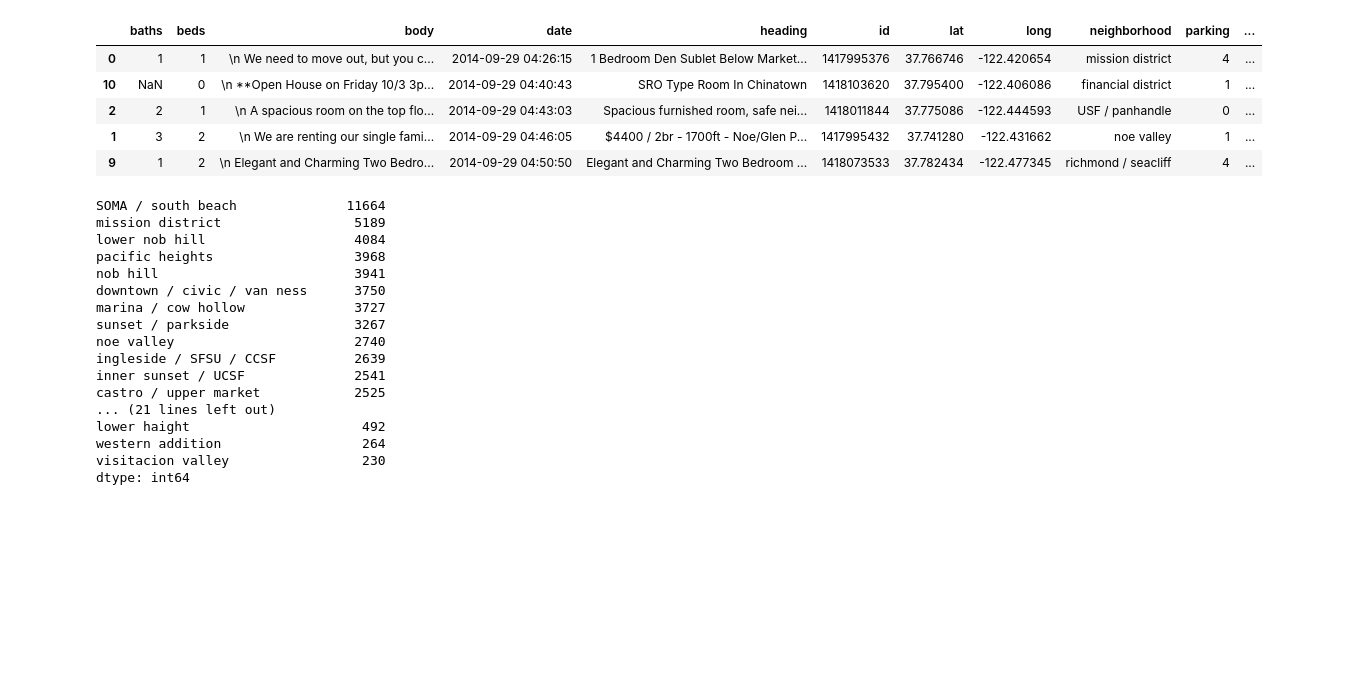
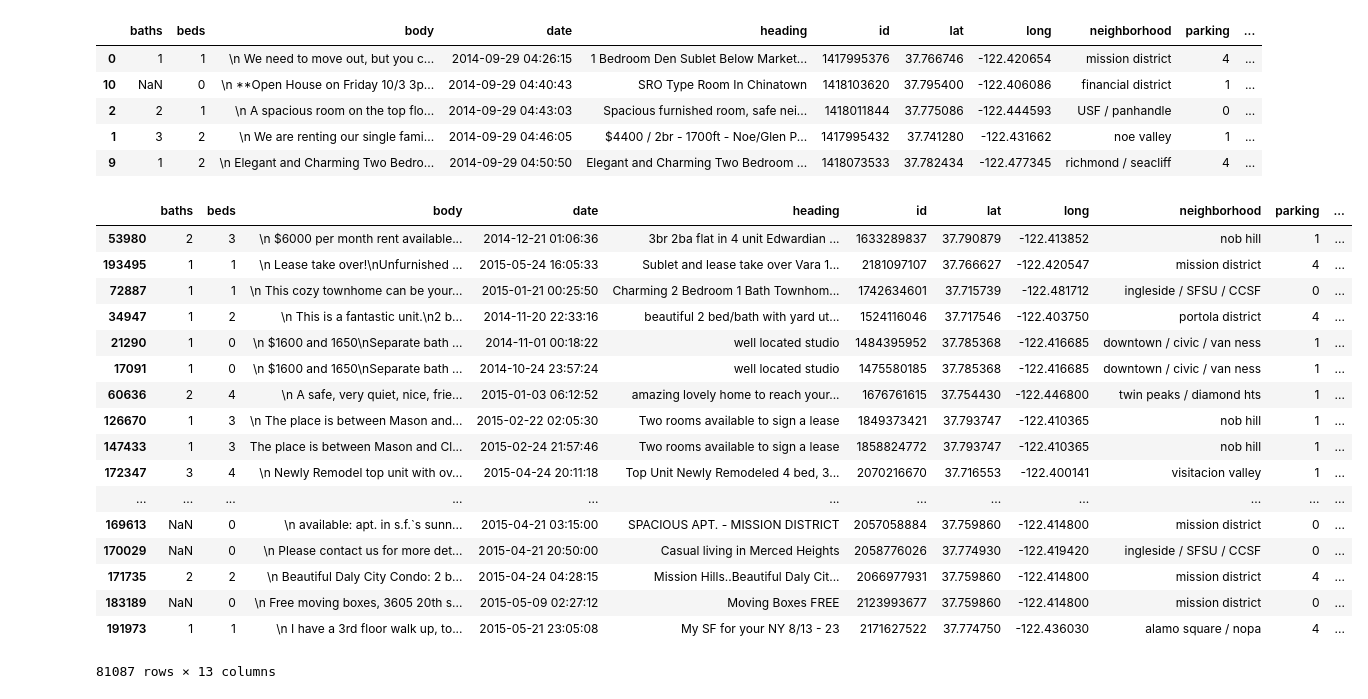
Before and after one commit to jonoleson/PriceMyRental, a Jupyter notebook: rental_data_eda.ipynb, the cells around one changed output. Saved outputs shown, nothing was run; the diff lists cells and outputs as text; code cells hidden in the pictures; blank space fills up the shorter version.

```diff
--- a/rental_data_eda.ipynb
+++ b/rental_data_eda.ipynb
@@ -140,23 +95,24 @@ sf_deduped.head()
 | 2 | 2 | 1 | \n A spacious room on the top flo... | 2014-09-29 04:43:03 | Spacious furnished room, safe nei... | 1418011844 | 37.775086 | -122.444593 | USF / panhandle | 0 | ... |
 | 1 | 3 | 2 | \n We are renting our single fami... | 2014-09-29 04:46:05 | $4400 / 2br - 1700ft - Noe/Glen P... | 1417995432 | 37.741280 | -122.431662 | noe valley | 1 | ... |
 | 9 | 1 | 2 | \n Elegant and Charming Two Bedro... | 2014-09-29 04:50:50 | Elegant and Charming Two Bedroom ... | 1418073533 | 37.782434 | -122.477345 | richmond / seacliff | 4 | ... |
-# %%
-sf_deduped.neighborhood.value_counts()
-# %% [output]
-SOMA / south beach              11664
-mission district                 5189
-lower nob hill                   4084
-pacific heights                  3968
-nob hill                         3941
-downtown / civic / van ness      3750
-marina / cow hollow              3727
-sunset / parkside                3267
-noe valley                       2740
-ingleside / SFSU / CCSF          2639
-inner sunset / UCSF              2541
-castro / upper market            2525
-... (21 lines left out)
-lower haight                      492
-western addition                  264
-visitacion valley                 230
-dtype: int64
+# %%
+sf_deduped.sort('price', ascending=False)
+# %% [output]
+|  | baths | beds | body | date | heading | id | lat | long | neighborhood | parking | ... |
+| 53980 | 2 | 3 | \n $6000 per month rent available... | 2014-12-21 01:06:36 | 3br 2ba flat in 4 unit Edwardian ... | 1633289837 | 37.790879 | -122.413852 | nob hill | 1 | ... |
+| 193495 | 1 | 1 | \n Lease take over!\nUnfurnished ... | 2015-05-24 16:05:33 | Sublet and lease take over Vara 1... | 2181097107 | 37.766627 | -122.420547 | mission district | 4 | ... |
+| 72887 | 1 | 1 | \n This cozy townhome can be your... | 2015-01-21 00:25:50 | Charming 2 Bedroom 1 Bath Townhom... | 1742634601 | 37.715739 | -122.481712 | ingleside / SFSU / CCSF | 0 | ... |
+| 34947 | 1 | 2 | \n This is a fantastic unit.\n2 b... | 2014-11-20 22:33:16 | beautiful 2 bed/bath with yard ut... | 1524116046 | 37.717546 | -122.403750 | portola district | 4 | ... |
+| 21290 | 1 | 0 | \n $1600 and 1650\nSeparate bath ... | 2014-11-01 00:18:22 | well located studio | 1484395952 | 37.785368 | -122.416685 | downtown / civic / van ness | 1 | ... |
+| 17091 | 1 | 0 | \n $1600 and 1650\nSeparate bath ... | 2014-10-24 23:57:24 | well located studio | 1475580185 | 37.785368 | -122.416685 | downtown / civic / van ness | 1 | ... |
+| 60636 | 2 | 4 | \n A safe, very quiet, nice, frie... | 2015-01-03 06:12:52 | amazing lovely home to reach your... | 1676761615 | 37.754430 | -122.446800 | twin peaks / diamond hts | 1 | ... |
+| 126670 | 1 | 3 | \n The place is between Mason and... | 2015-02-22 02:05:30 | Two rooms available to sign a lease | 1849373421 | 37.793747 | -122.410365 | nob hill | 1 | ... |
+| 147433 | 1 | 3 | The place is between Mason and Cl... | 2015-02-24 21:57:46 | Two rooms available to sign a lease | 1858824772 | 37.793747 | -122.410365 | nob hill | 1 | ... |
+| 172347 | 3 | 4 | \n Newly Remodel top unit with ov... | 2015-04-24 20:11:18 | Top Unit Newly Remodeled 4 bed, 3... | 2070216670 | 37.716553 | -122.400141 | visitacion valley | 1 | ... |
+| ... | ... | ... | ... | ... | ... | ... | ... | ... | ... | ... | ... |
+| 169613 | NaN | 0 | \n available: apt. in s.f.`s sunn... | 2015-04-21 03:15:00 | SPACIOUS APT. - MISSION DISTRICT | 2057058884 | 37.759860 | -122.414800 | mission district | 0 | ... |
+| 170029 | NaN | 0 | \n Please contact us for more det... | 2015-04-21 20:50:00 | Casual living in Merced Heights | 2058776026 | 37.774930 | -122.419420 | ingleside / SFSU / CCSF | 0 | ... |
+| 171735 | 2 | 2 | \n Beautiful Daly City Condo: 2 b... | 2015-04-24 04:28:15 | Mission Hills..Beautiful Daly Cit... | 2066977931 | 37.759860 | -122.414800 | mission district | 4 | ... |
+| 183189 | NaN | 0 | \n Free moving boxes, 3605 20th s... | 2015-05-09 02:27:12 | Moving Boxes FREE | 2123993677 | 37.759860 | -122.414800 | mission district | 0 | ... |
+| 191973 | 1 | 1 | \n I have a 3rd floor walk up, to... | 2015-05-21 23:05:08 | My SF for your NY 8/13 - 23 | 2171627522 | 37.774750 | -122.436030 | alamo square / nopa | 4 | ... |
+81087 rows × 13 columns
```
Also changed, not shown: parts of 6 cells of this notebook, 3 other files.
